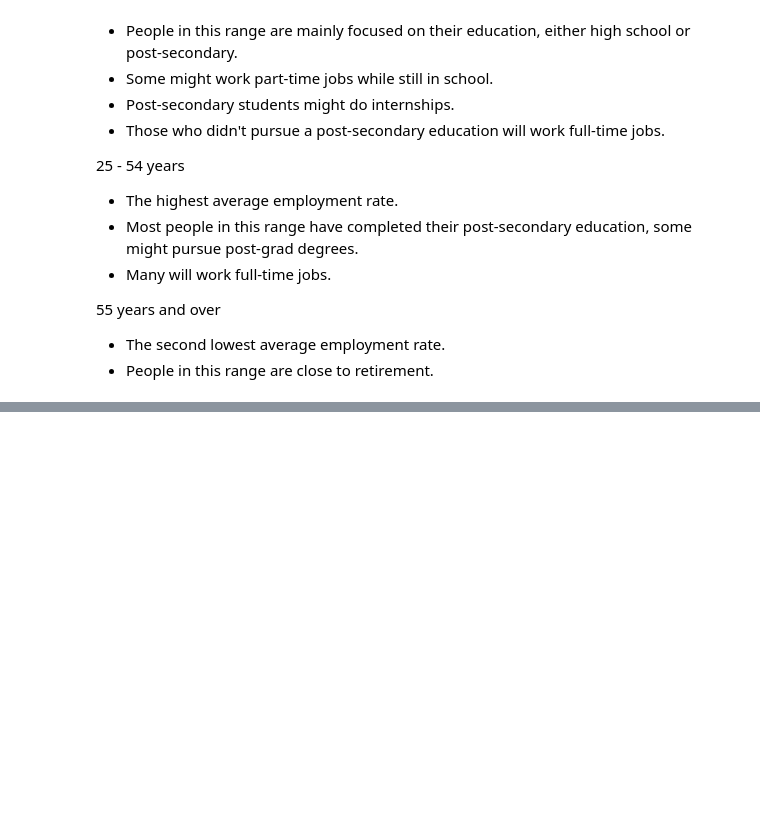
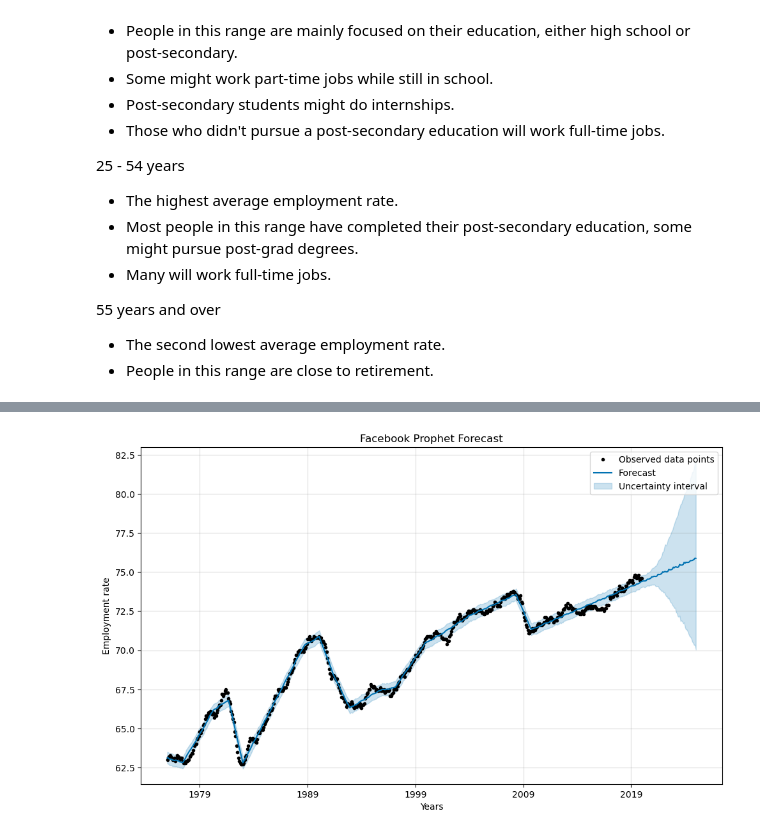
Before and after one commit to rehan-nasir/canada_labour_force_analysis, a Jupyter notebook: labor_market_analysis.ipynb, the cells around one changed output, grey strips where cells are left out. Cells and saved outputs as stored; diff of their text form; code cells hidden in the pictures; blank space fills up the shorter version.

Commit message:
Implemented Facebook Prophet model

```diff
--- a/labor_market_analysis.ipynb
+++ b/labor_market_analysis.ipynb
@@ -454,0 +457,14 @@ plt.show()
+# %%
+from prophet import Prophet
+from prophet.plot import add_changepoints_to_plot
+
+
+fb_df = pd.read_csv(url)
+fb_df = fb_df[(fb_df['GEO'] == 'Canada') & (fb_df['Age group'] == '15 to 64 years')]
+fb_df = fb_df[fb_df['REF_DATE'] < '2020-01-01']
+fb_df = fb_df[['REF_DATE', 'Employment rate']]
+fb_df['REF_DATE'] = pd.to_datetime(fb_df['REF_DATE'])
+fb_df = fb_df.rename(columns={'REF_DATE': 'ds', 'Employment rate': 'y'})
+# %%
+model = Prophet()
+model.fit(fb_df)
@@ -454,0 +475,11 @@ plt.show()
+# %%
+future = model.make_future_dataframe(periods=60, freq='M')
+forecast = model.predict(future)
+# %%
+model.plot(forecast, include_legend=True)
+plt.title('Facebook Prophet Forecast')
+plt.xlabel('Years')
+plt.ylabel('Employment rate')
+plt.show()
+# %% [output]
+[figure, added]
```
Also changed, not shown: parts of 13 cells of this notebook.
